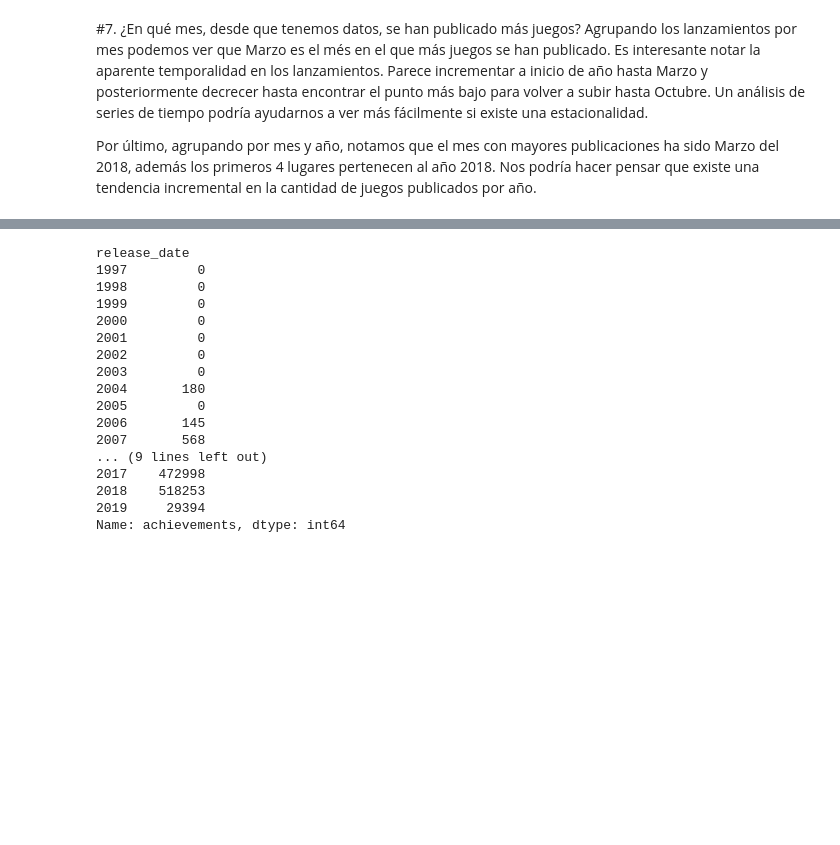
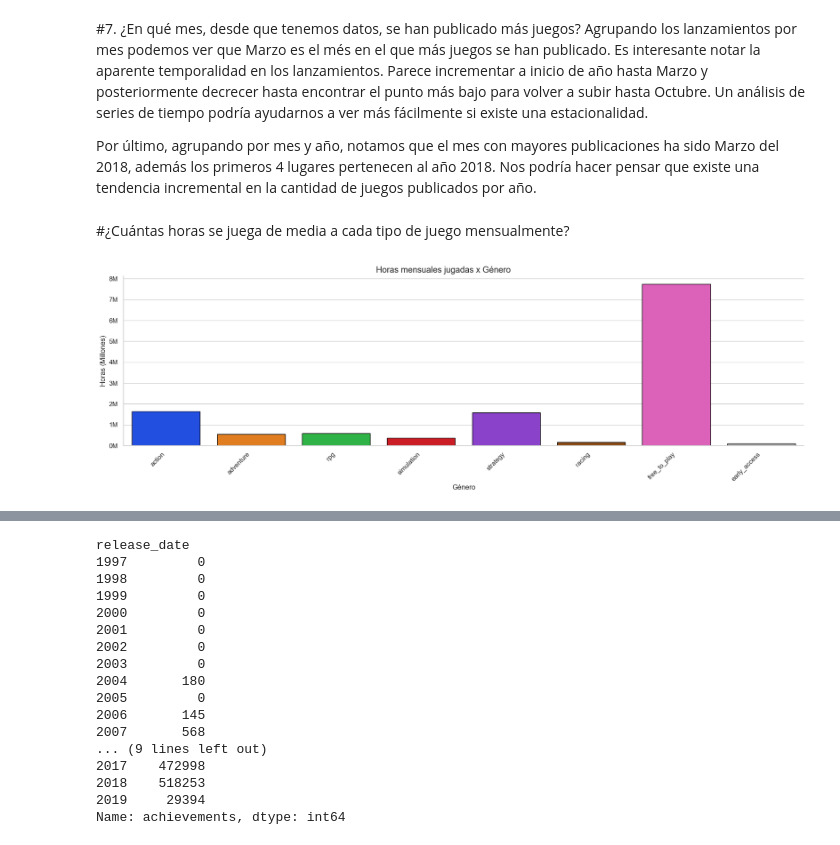
Before and after one commit to Dexinator/steam, a Jupyter notebook: steam.ipynb, the cells around one changed output, grey strips where cells are left out. Saved outputs shown, nothing was run; the diff lists cells and outputs as text; code cells hidden in the pictures; blank space fills up the shorter version.

```diff
--- a/steam.ipynb
+++ b/steam.ipynb
@@ -1014,3 +1014,29 @@ steam_games.groupby(['year', 'month']).size().reset_index(name='count').sort_val
 Agrupando los lanzamientos por mes podemos ver que Marzo es el més en el que más juegos se han publicado. Es interesante notar la aparente temporalidad en los lanzamientos. Parece incrementar a inicio de año hasta Marzo y posteriormente decrecer hasta encontrar el punto más bajo para volver a subir hasta Octubre. Un análisis de series de tiempo podría ayudarnos a ver más fácilmente si existe una estacionalidad.
 
 Por último, agrupando por mes y año, notamos que el mes con mayores publicaciones ha sido Marzo del 2018, además los primeros 4 lugares pertenecen al año 2018. Nos podría hacer pensar que existe una tendencia incremental en la cantidad de juegos publicados por año.
+# %% [markdown]
+#¿Cuántas horas se juega de media a cada tipo de juego mensualmente?
+# %%
+last_date=steam_games['release_date'].max()
+total_playtime_hours=steam_games['avg_hours_per_user']*steam_games['sells']
+months_since_launch=((steam_games['release_date']-pd.to_datetime("1970-01-01")).dt.days)/30
+steam_games['avg_hours_month']=total_playtime_hours/months_since_launch
+
+genre_playtime_month=pd.DataFrame(index=genres, columns=['avg_hours_month'])
+for genre in genres:
+    genre_playtime_month.loc[genre]=steam_games[steam_games[genre]]['avg_hours_month'].mean()
+
+
+g=sns.catplot(data=genre_playtime_month, x=genre_playtime_month.index,y="avg_hours_month",
+               kind='bar', hue=genre_playtime_month.index, palette='bright', edgecolor='black',)
+g.figure.set_size_inches(20,5)
+g.figure.suptitle('Horas mensuales jugadas x Género')
+g.set_axis_labels("Género", "Horas (Millones)")
+# Disable scientific notation on y-axis
+ax = g.ax  # Access the main axes
+ax.yaxis.set_major_formatter(mticker.FuncFormatter(lambda x, _: f'{x/1000000 :.0f}M')) # Force plain numbers
+
+plt.xticks(rotation=45, ha='right')
+plt.show()
+# %% [output]
+[figure, added]
```
Also changed, not shown: parts of 9 cells of this notebook.
